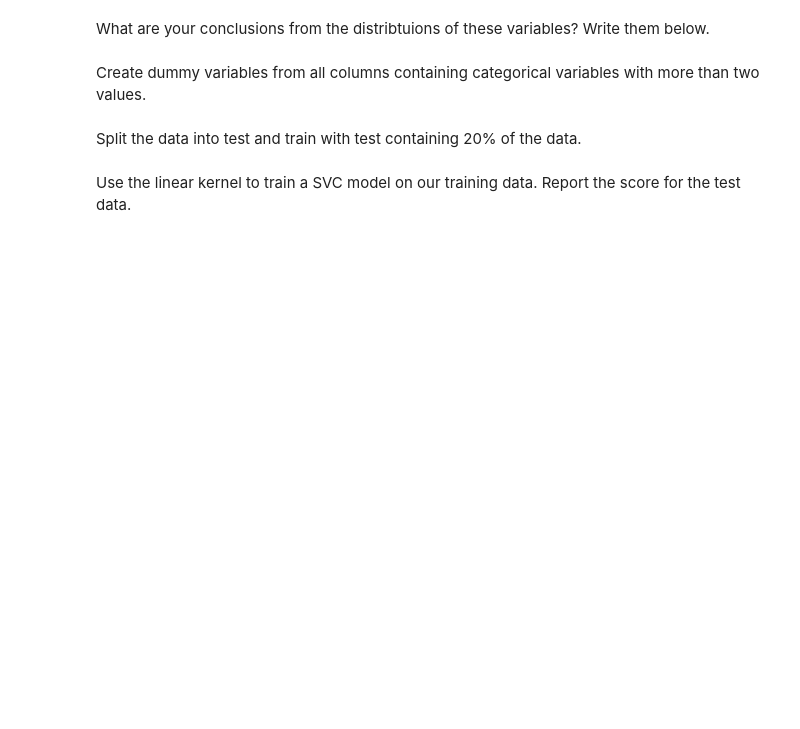
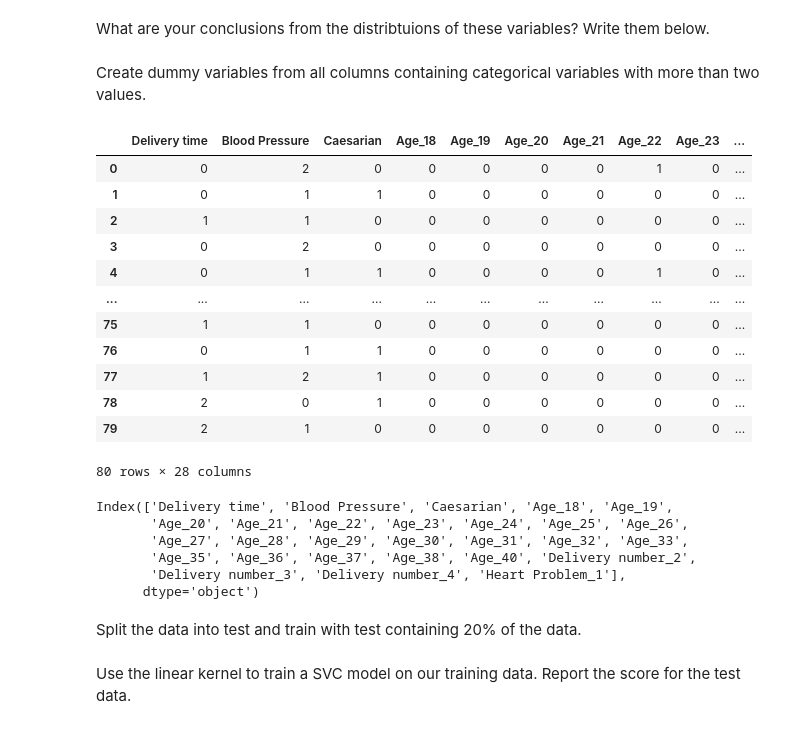
Before and after one commit to thinkful-dsi-axolotl/student_pair_work, a Jupyter notebook: Brian-Farooq-Riley/Day_32_Lecture_2_Assignment.ipynb, the cells around one changed output. Drawn from its saved outputs; the diff is of its cells as text; code cells hidden in the pictures; blank space fills up the shorter version.

```diff
--- a/Brian-Farooq-Riley/Day_32_Lecture_2_Assignment.ipynb
+++ b/Brian-Farooq-Riley/Day_32_Lecture_2_Assignment.ipynb
@@ -61,2 +98,31 @@ Create dummy variables from all columns containing categorical variables with mo
+# %%
+# answer below:
+dummy_cols = ['Age', 'Delivery number', 'Heart Problem']
+dummies = pd.DataFrame()
+dummies = pd.get_dummies(csection, columns=dummy_cols, drop_first=True)
+dummies
+# %% [output]
+|  | Delivery time | Blood Pressure | Caesarian | Age_18 | Age_19 | Age_20 | Age_21 | Age_22 | Age_23 | ... |
+| 0 | 0 | 2 | 0 | 0 | 0 | 0 | 0 | 1 | 0 | ... |
+| 1 | 0 | 1 | 1 | 0 | 0 | 0 | 0 | 0 | 0 | ... |
+| 2 | 1 | 1 | 0 | 0 | 0 | 0 | 0 | 0 | 0 | ... |
+| 3 | 0 | 2 | 0 | 0 | 0 | 0 | 0 | 0 | 0 | ... |
+| 4 | 0 | 1 | 1 | 0 | 0 | 0 | 0 | 1 | 0 | ... |
+| ... | ... | ... | ... | ... | ... | ... | ... | ... | ... | ... |
+| 75 | 1 | 1 | 0 | 0 | 0 | 0 | 0 | 0 | 0 | ... |
+| 76 | 0 | 1 | 1 | 0 | 0 | 0 | 0 | 0 | 0 | ... |
+| 77 | 1 | 2 | 1 | 0 | 0 | 0 | 0 | 0 | 0 | ... |
+| 78 | 2 | 0 | 1 | 0 | 0 | 0 | 0 | 0 | 0 | ... |
+| 79 | 2 | 1 | 0 | 0 | 0 | 0 | 0 | 0 | 0 | ... |
+80 rows × 28 columns
+# %%
+dummies.columns
+# %% [output]
+Index(['Delivery time', 'Blood Pressure', 'Caesarian', 'Age_18', 'Age_19',
+       'Age_20', 'Age_21', 'Age_22', 'Age_23', 'Age_24', 'Age_25', 'Age_26',
+       'Age_27', 'Age_28', 'Age_29', 'Age_30', 'Age_31', 'Age_32', 'Age_33',
+       'Age_35', 'Age_36', 'Age_37', 'Age_38', 'Age_40', 'Delivery number_2',
+       'Delivery number_3', 'Delivery number_4', 'Heart Problem_1'],
+      dtype='object')
 # %% [markdown]
 Split the data into test and train with test containing 20% of the data.
```
Also changed, not shown: parts of 14 cells of this notebook.
